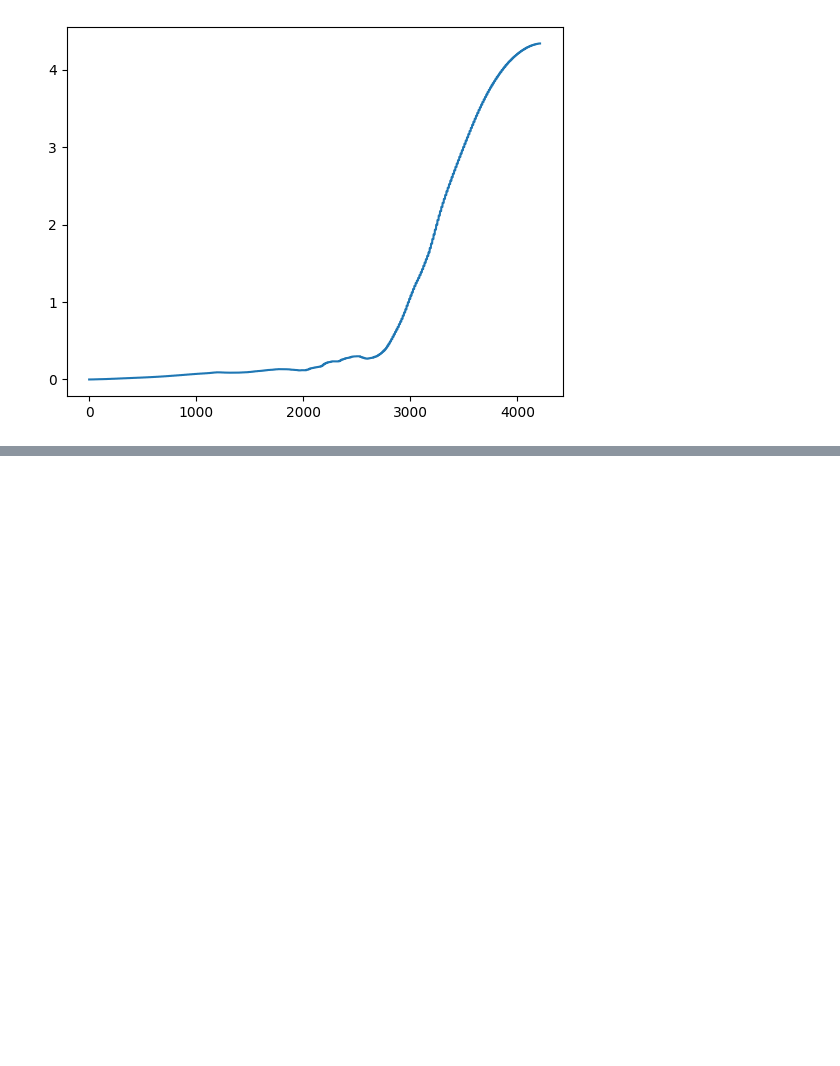
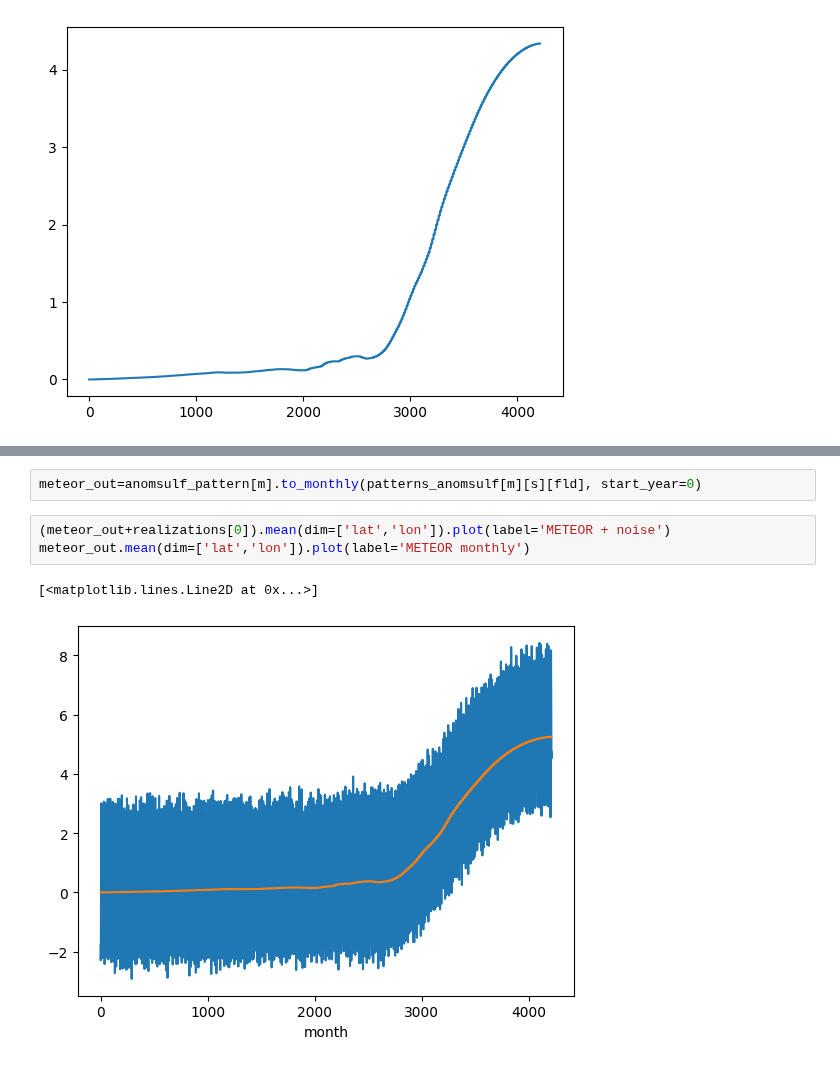
Before and after one commit to benmsanderson/METEOR, a Jupyter notebook: notebooks/CMIP6_mmdemo_with_archiving.ipynb, the cells around one changed output, grey strips where cells are left out. Drawn from its saved outputs; the diff is of its cells as text; blank space fills up the shorter version.

```diff
--- a/notebooks/CMIP6_mmdemo_with_archiving.ipynb
+++ b/notebooks/CMIP6_mmdemo_with_archiving.ipynb
@@ -232,0 +226,8 @@ plt.xlim([1980,2050])
+# %%
+meteor_out=anomsulf_pattern[m].to_monthly(patterns_anomsulf[m][s][fld], start_year=0)
+# %%
+(meteor_out+realizations[0]).mean(dim=['lat','lon']).plot(label='METEOR + noise')
+meteor_out.mean(dim=['lat','lon']).plot(label='METEOR monthly')
+# %% [output]
+[<matplotlib.lines.Line2D at 0x...>]
+[figure, added]
```
Also changed, not shown: parts of 2 cells of this notebook, 6 other files.
